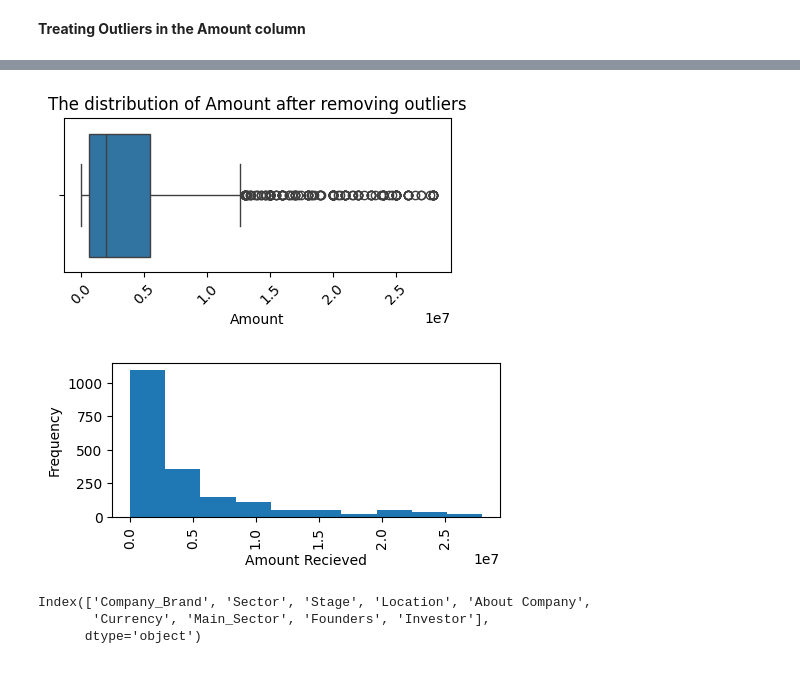
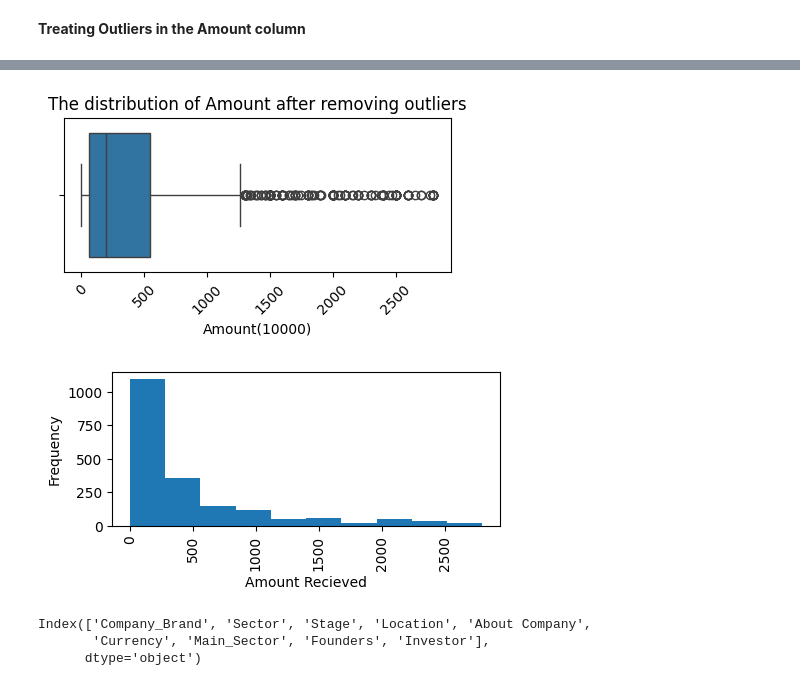
Before and after one commit to bamzyyyy/Indian--startup-funding-Analysis-from-2018-to-2021, a Jupyter notebook: LP1_Lawrencium _project 2.ipynb, the cells around one changed output, grey strips where cells are left out. Saved outputs shown, nothing was run; the diff lists cells and outputs as text; code cells hidden in the pictures.

```diff
--- a/LP1_Lawrencium _project 2.ipynb
+++ b/LP1_Lawrencium _project 2.ipynb
@@ -2339,4 +2437,4 @@ outlier_rows = df_concat[(df_concat['Amount'] > upper) | (df_concat['Amount'] <
 # %%
 #Creating a new dataframe without the outliers in the Amount column
 
-df_no_outlier = df_concat[(df_concat.Amount > lower ) & (df_concat.Amount<upper)]
+df_no_outlier = df_concat[(df_concat['Amount'] > lower ) & (df_concat['Amount']<upper)]
@@ -2343,19 +2453,22 @@ df_no_outlier = df_concat[(df_concat.Amount > lower ) & (df_concat.Amount<upper)
+# %%
+# dropping Amount column
+df_no_outlier = df_no_outlier.drop(columns = 'Amount')
 # %%
 #Checking the ditribution of the Amount column using box plot
 plt.figure(figsize=(5,2))
-sns.boxplot(x='Amount', data=df_no_outlier)
+sns.boxplot(x='Amount(10000)', data=df_no_outlier)
 plt.xticks(rotation=45)
 plt.title('The distribution of Amount after removing outliers')
 plt.show()
 
 
 plt.figure(figsize=(5,2))
-plt.hist(df_no_outlier['Amount'], bins=10)
+plt.hist(df_no_outlier['Amount(10000)'], bins=10)
 plt.xticks(rotation=90)
 plt.xlabel('Amount Recieved')
 plt.ylabel('Frequency')
 plt.show()
 # %% [output]
-[figure, old version]
+[figure, new version]
-[figure, old version]
+[figure, new version]
 # %%
```
Also changed, not shown: parts of 259 cells of this notebook.
